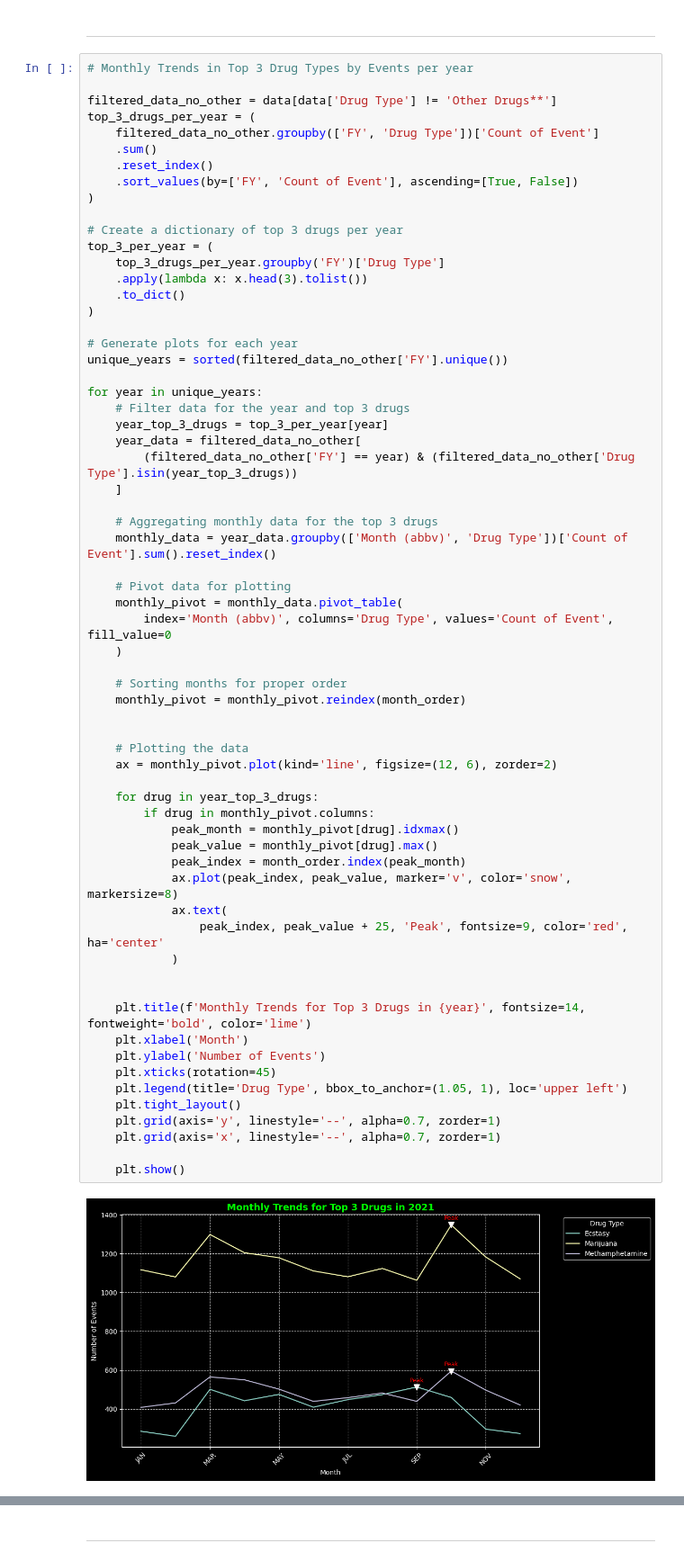
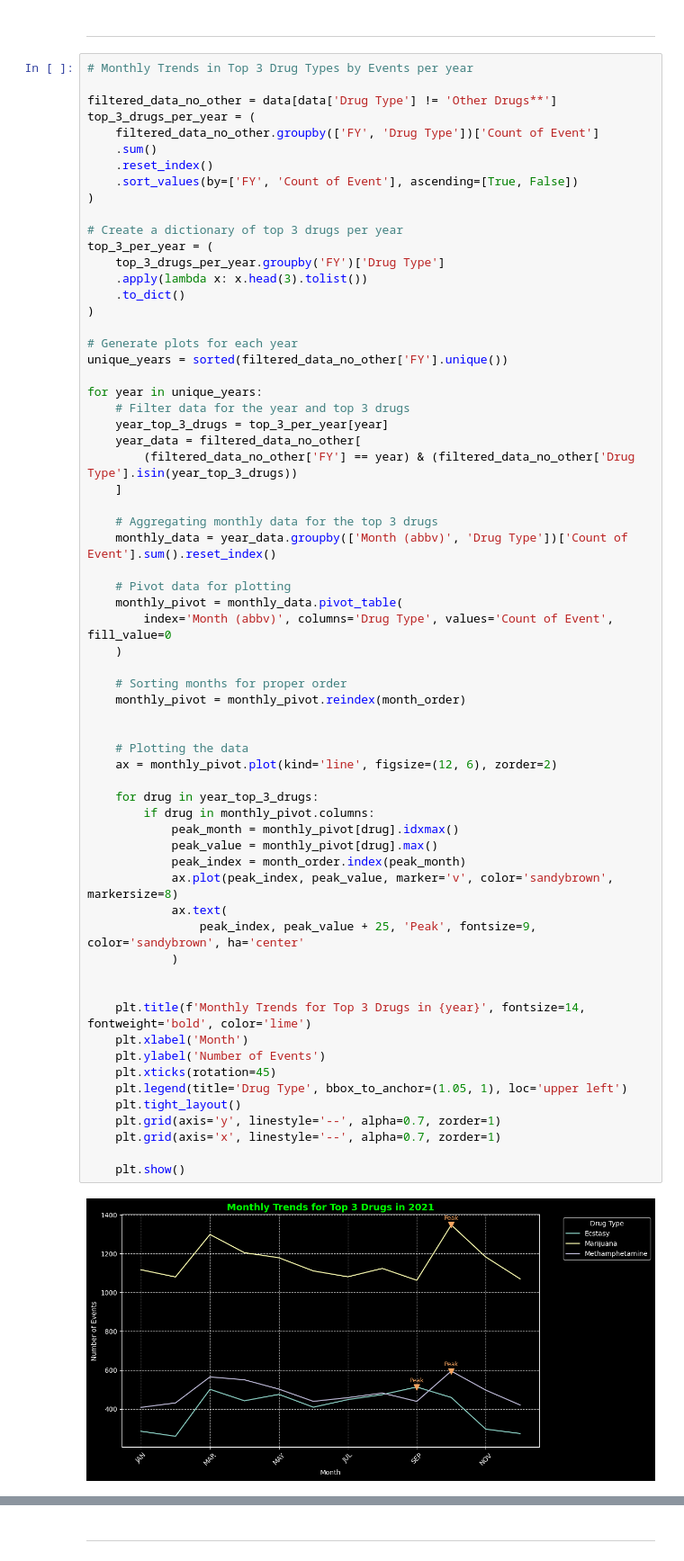
Before and after one commit to devarshh/Drug-Data-Analysis, a Jupyter notebook: EDA_Nationwide_Drug_Seizures.ipynb, the cells around one changed output, grey strips where cells are left out. Shown at 90% size. Cells and saved outputs as stored; diff of their text form.

```diff
--- a/EDA_Nationwide_Drug_Seizures.ipynb
+++ b/EDA_Nationwide_Drug_Seizures.ipynb
@@ -250,33 +248,33 @@ for year in unique_years:
         index='Month (abbv)', columns='Drug Type', values='Count of Event', fill_value=0
     )
 
     # Sorting months for proper order
     monthly_pivot = monthly_pivot.reindex(month_order)
 
 
     # Plotting the data
     ax = monthly_pivot.plot(kind='line', figsize=(12, 6), zorder=2)
 
     for drug in year_top_3_drugs:
         if drug in monthly_pivot.columns:
             peak_month = monthly_pivot[drug].idxmax()
             peak_value = monthly_pivot[drug].max()
             peak_index = month_order.index(peak_month)
-            ax.plot(peak_index, peak_value, marker='v', color='snow', markersize=8)
+            ax.plot(peak_index, peak_value, marker='v', color='sandybrown', markersize=8)
             ax.text(
-                peak_index, peak_value + 25, 'Peak', fontsize=9, color='red', ha='center'
+                peak_index, peak_value + 25, 'Peak', fontsize=9, color='sandybrown', ha='center'
             )
 
 
     plt.title(f'Monthly Trends for Top 3 Drugs in {year}', fontsize=14, fontweight='bold', color='lime')
     plt.xlabel('Month')
     plt.ylabel('Number of Events')
     plt.xticks(rotation=45)
     plt.legend(title='Drug Type', bbox_to_anchor=(1.05, 1), loc='upper left')
     plt.tight_layout()
     plt.grid(axis='y', linestyle='--', alpha=0.7, zorder=1)
     plt.grid(axis='x', linestyle='--', alpha=0.7, zorder=1)
 
     plt.show()
 # %% [output]
-[figure, old version]
+[figure, new version]
```
Also changed, not shown: parts of 7 cells of this notebook.
